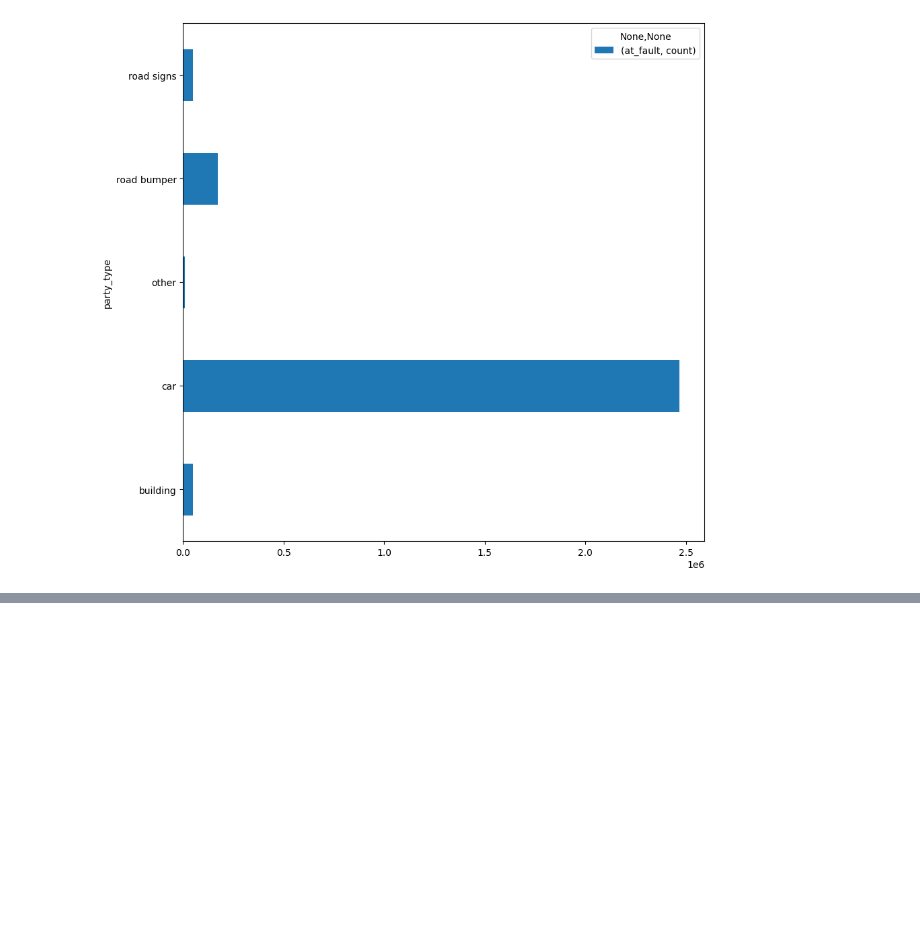
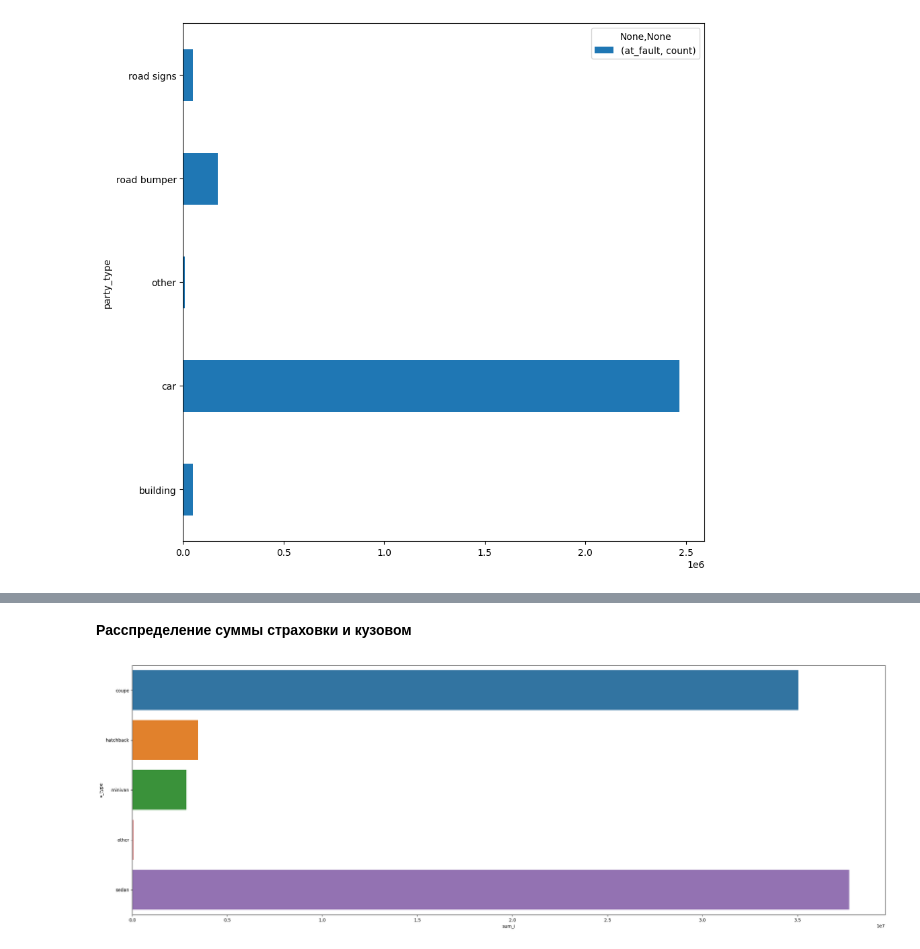
Before and after one commit to SergeyDolin/Road-Accident, a Jupyter notebook: RoadАccident.ipynb, the cells around one changed output, grey strips where cells are left out. Saved outputs shown, nothing was run; the diff lists cells and outputs as text; code cells hidden in the pictures; blank space fills up the shorter version.

```diff
--- a/RoadАccident.ipynb
+++ b/RoadАccident.ipynb
@@ -487,0 +596,7 @@ group_party_type
+# %% [markdown]
+**Расспределение суммы страховки и кузовом**
+# %%
+f, ax = plt.subplots(figsize=(30, 10))
+sns.barplot(data=df, y='v_type', x='sum_i', ax=ax);
+# %% [output]
+[figure, added]
```
Also changed, not shown: parts of 25 cells of this notebook.
